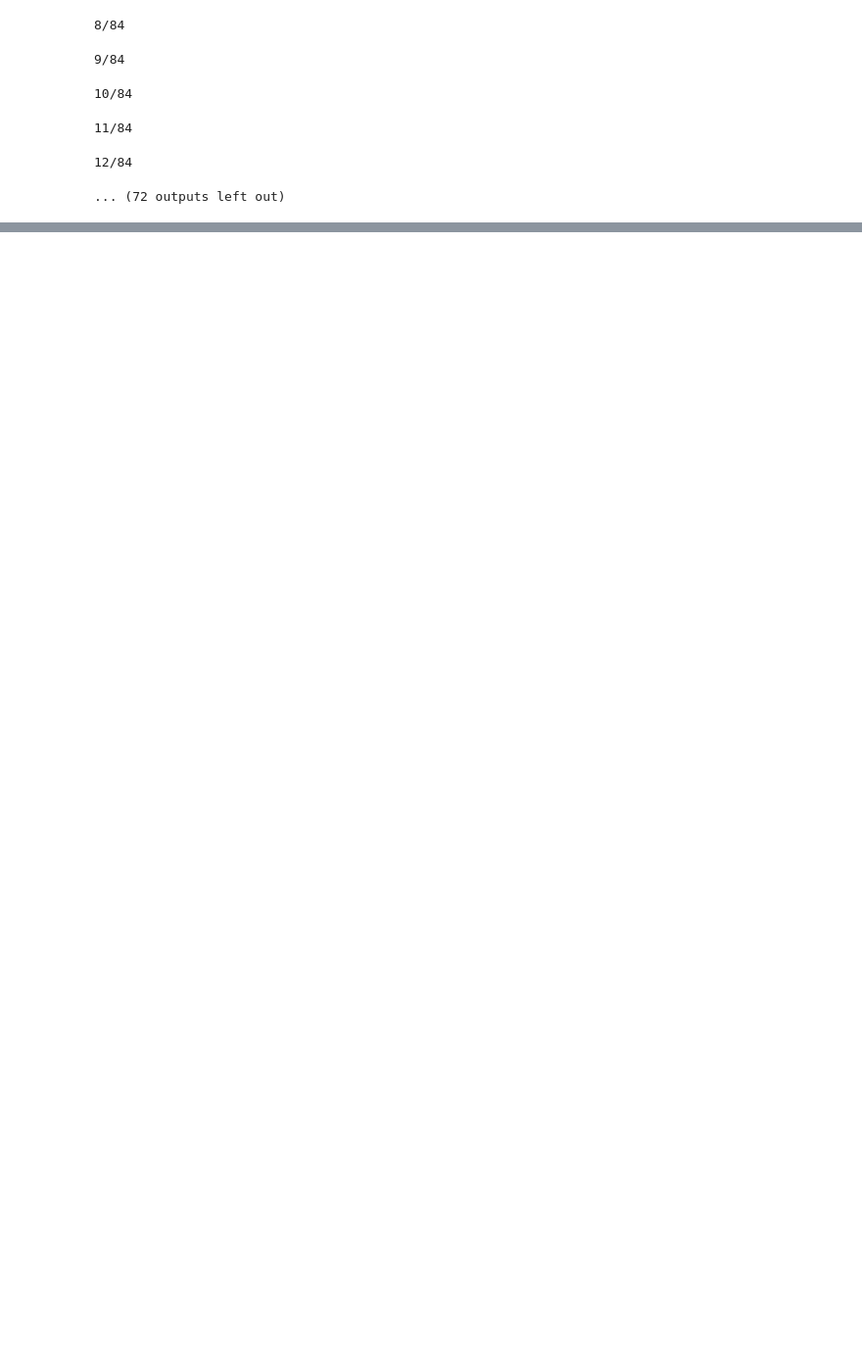
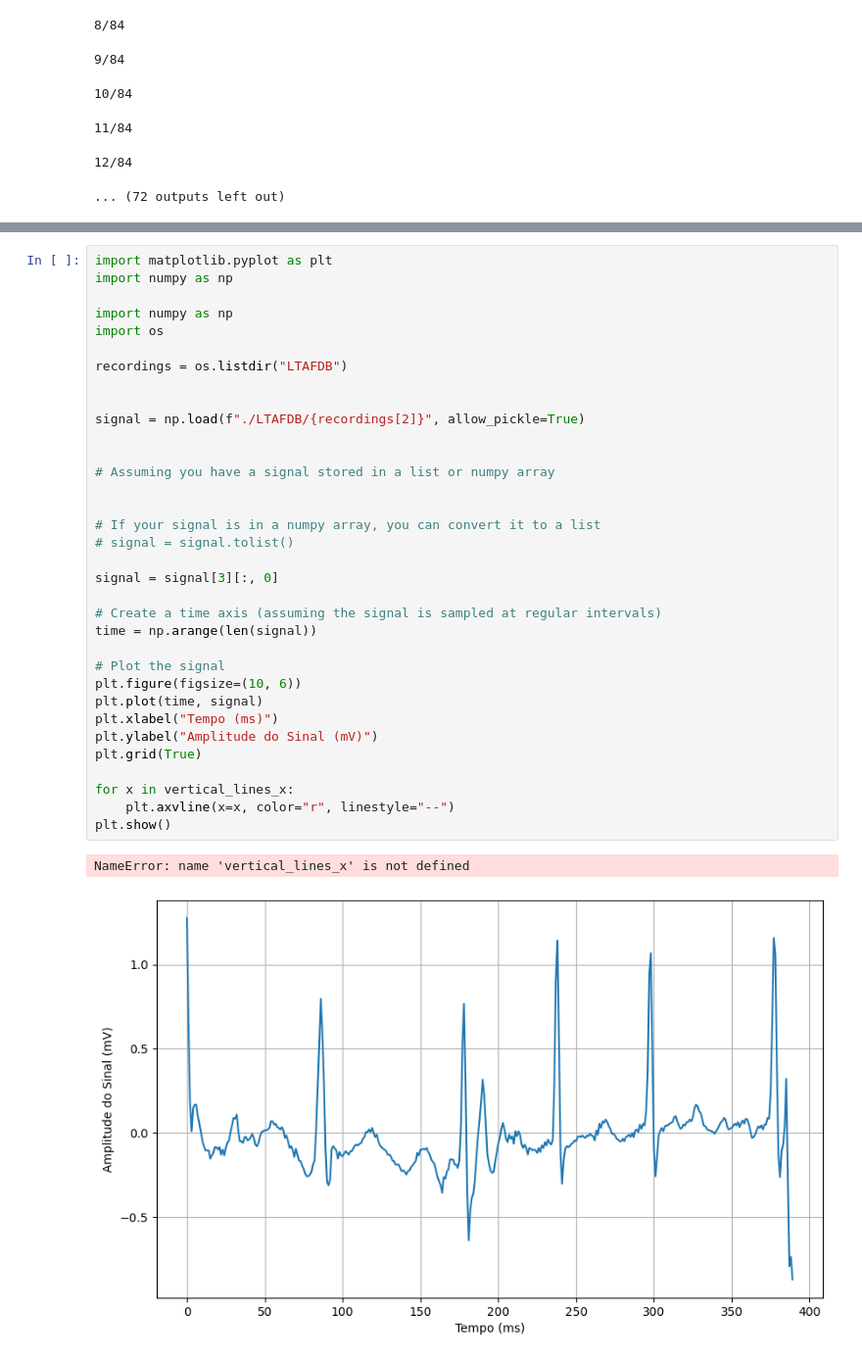
Before and after one commit to cardosorrenan/research-project-v2, a Jupyter notebook: src/extract_data/extract_data.ipynb, the cells around one changed output, grey strips where cells are left out. Shown: that part at 98% size. Cells and saved outputs as stored; diff of their text form; blank space fills up the shorter version.

```diff
--- a/src/extract_data/extract_data.ipynb
+++ b/src/extract_data/extract_data.ipynb
@@ -198,0 +276,37 @@ random_samples_neg = random.sample(base_neg, 200)
+# %%
+import matplotlib.pyplot as plt
+import numpy as np
+
+import numpy as np
+import os
+
+recordings = os.listdir("LTAFDB")
+
+
+signal = np.load(f"./LTAFDB/{recordings[2]}", allow_pickle=True)
+
+
+# Assuming you have a signal stored in a list or numpy array
+
+
+# If your signal is in a numpy array, you can convert it to a list
+# signal = signal.tolist()
+
+signal = signal[3][:, 0]
+
+# Create a time axis (assuming the signal is sampled at regular intervals)
+time = np.arange(len(signal))
+
+# Plot the signal
+plt.figure(figsize=(10, 6))
+plt.plot(time, signal)
+plt.xlabel("Tempo (ms)")
+plt.ylabel("Amplitude do Sinal (mV)")
+plt.grid(True)
+
+for x in vertical_lines_x:
+    plt.axvline(x=x, color="r", linestyle="--")
+plt.show()
+# %% [output]
+NameError: name 'vertical_lines_x' is not defined
+[figure, added]
```
Also changed, not shown: parts of 10 cells of this notebook, 3 other files.
